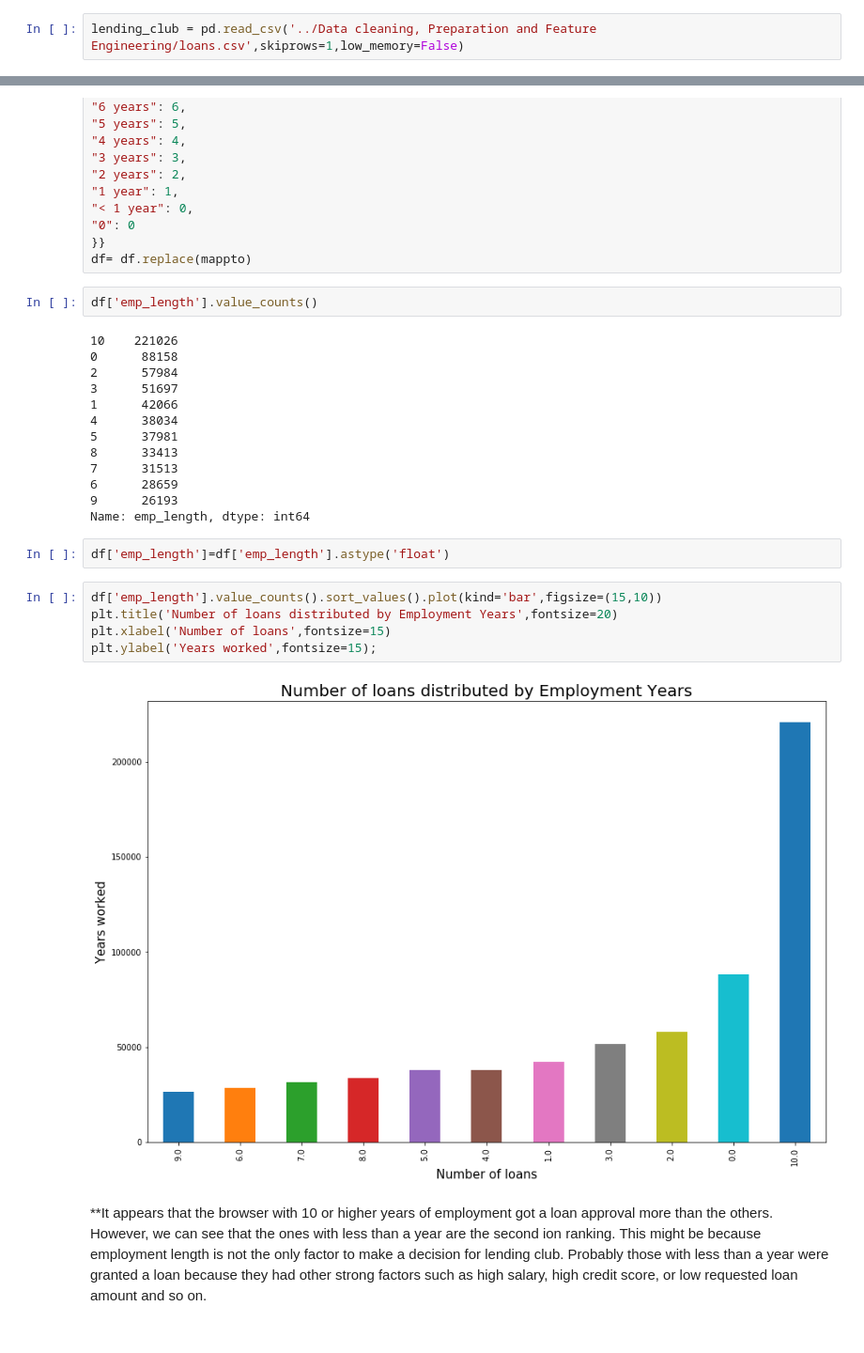
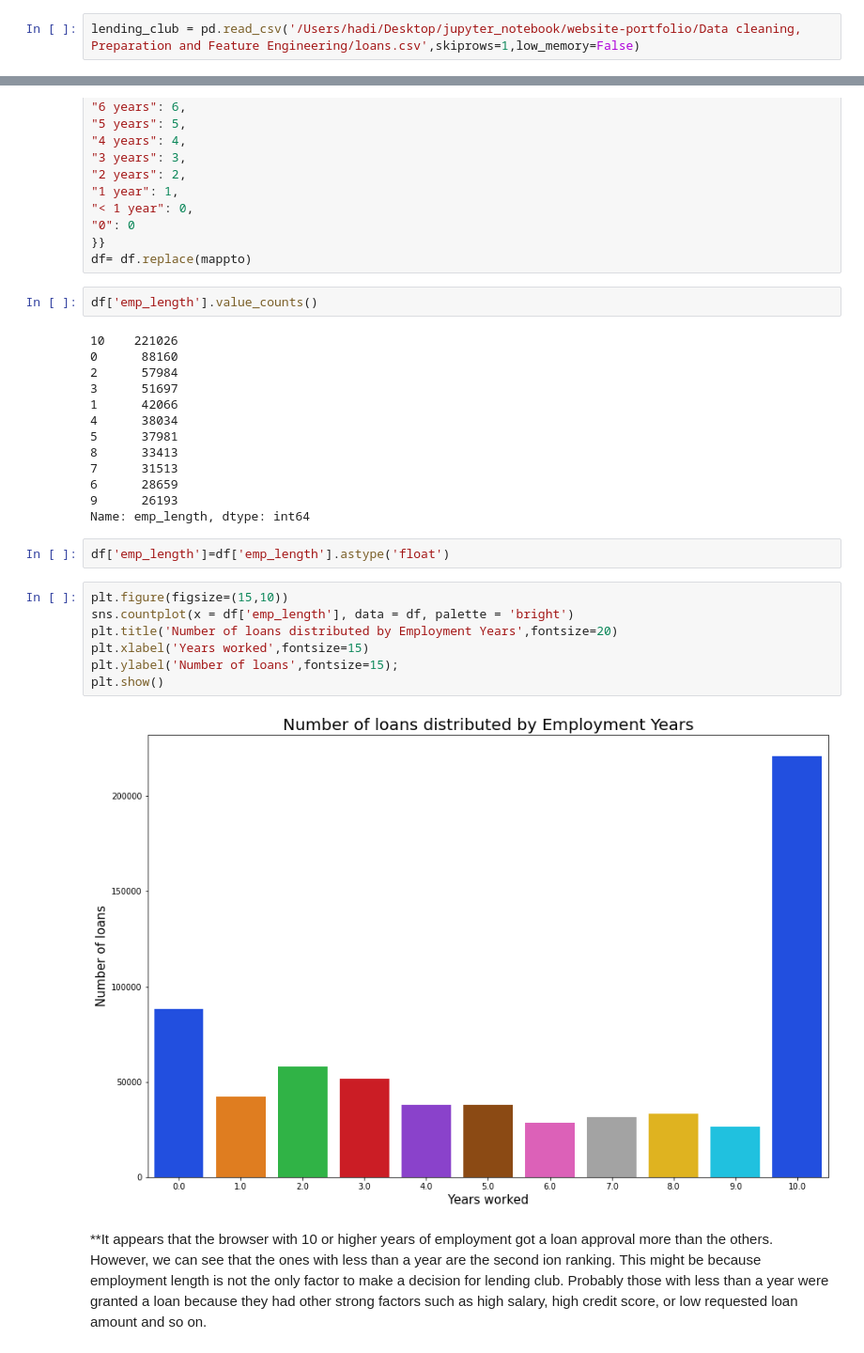
Before and after one commit to htardestani/website-portfolio, a Jupyter notebook: Data cleaning, Preparation and Feature Engineering/Data cleaning, Preparation and Feature Engineering.ipynb, the cells around one changed output, grey strips where cells are left out. Shown at 94% size. Cells and saved outputs as stored; diff of their text form.

```diff
--- a/Data cleaning, Preparation and Feature Engineering/Data cleaning, Preparation and Feature Engineering.ipynb
+++ b/Data cleaning, Preparation and Feature Engineering/Data cleaning, Preparation and Feature Engineering.ipynb
@@ -23,7 +23,7 @@ from scipy import stats
 
 ***I am going to use pandas to import my CSV file***
 # %%
-lending_club = pd.read_csv('../Data cleaning, Preparation and Feature Engineering/loans.csv',skiprows=1,low_memory=False)
+lending_club = pd.read_csv('/Users/hadi/Desktop/jupyter_notebook/website-portfolio/Data cleaning, Preparation and Feature Engineering/loans.csv',skiprows=1,low_memory=False)
 # %% [markdown]
 **Side note: the files is more than 100mb, so I used git lfs in order to upload it into my guithub.
 # %%
@@ -329,7 +335,7 @@ df= df.replace(mappto)
 df['emp_length'].value_counts()
 # %% [output]
 10    221026
-0      88158
+0      88160
 2      57984
 3      51697
 1      42066
@@ -343,12 +349,14 @@ Name: emp_length, dtype: int64
 # %%
 df['emp_length']=df['emp_length'].astype('float')
 # %%
-df['emp_length'].value_counts().sort_values().plot(kind='bar',figsize=(15,10))
+plt.figure(figsize=(15,10))
+sns.countplot(x = df['emp_length'], data = df, palette = 'bright')
 plt.title('Number of loans distributed by Employment Years',fontsize=20)
-plt.xlabel('Number of loans',fontsize=15)
-plt.ylabel('Years worked',fontsize=15);
+plt.xlabel('Years worked',fontsize=15)
+plt.ylabel('Number of loans',fontsize=15);
+plt.show()
 # %% [output]
-[figure, old version]
+[figure, new version]
 # %% [markdown]
 **It appears that the browser with 10 or higher years of employment got a loan approval more than the others. However, we can see that the ones with less than a year are the second ion ranking. This might be because employment length is not the only factor to make a decision for lending club. Probably those with less than a year were granted a loan because they had other strong factors such as high salary, high credit score, or low requested loan amount and so on.
 # %% [markdown]
```
Also changed, not shown: parts of 25 cells of this notebook.
